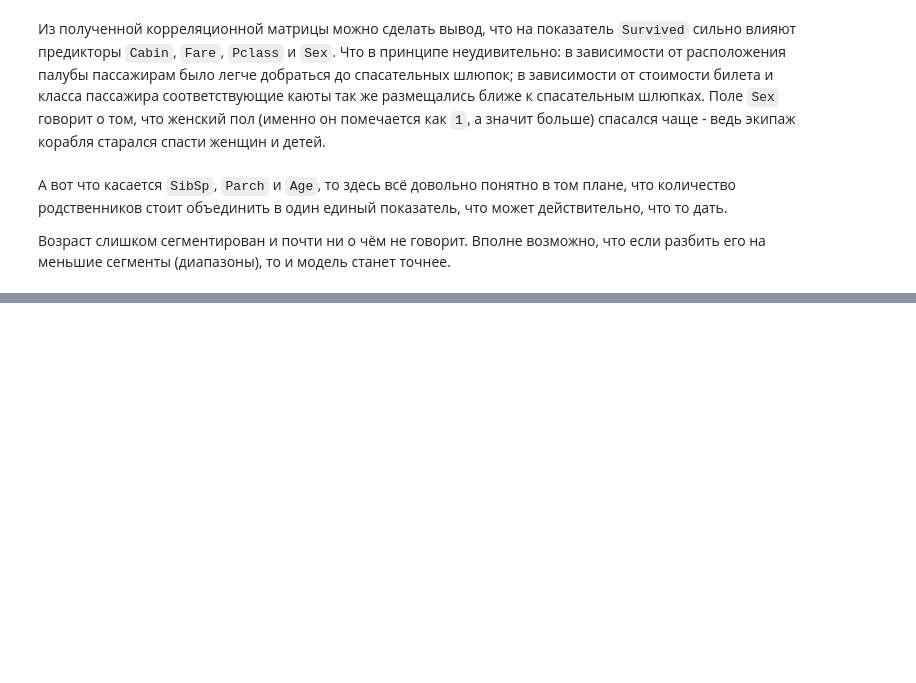
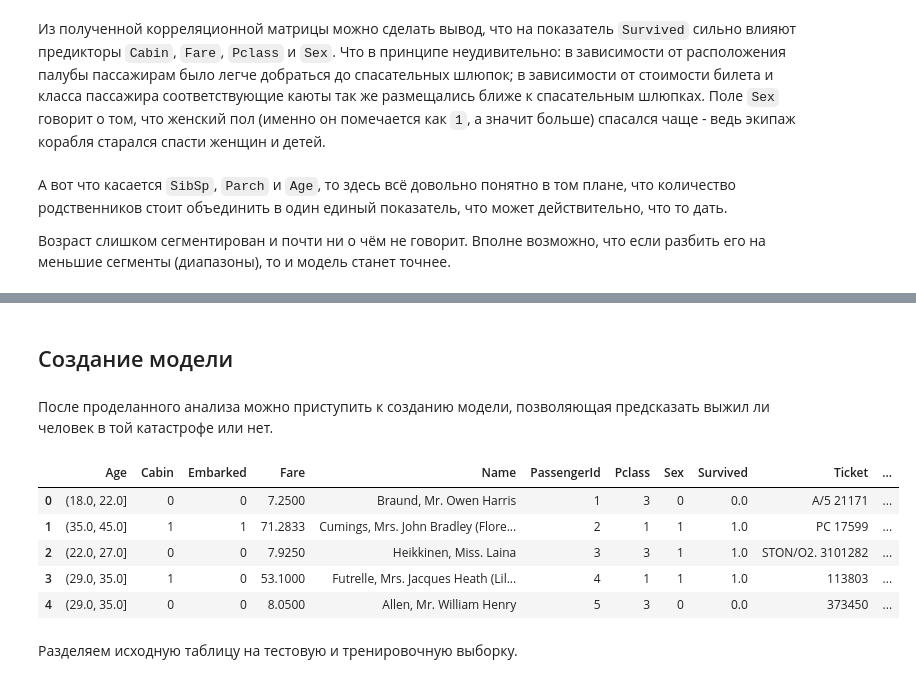
Before and after one commit to Lpshkn/Tutors, a Jupyter notebook: Practice/Titanic/Solution.ipynb, the cells around one changed output, grey strips where cells are left out. Drawn from its saved outputs; the diff is of its cells as text; code cells hidden in the pictures; blank space fills up the shorter version.

```diff
--- a/Practice/Titanic/Solution.ipynb
+++ b/Practice/Titanic/Solution.ipynb
@@ -608,0 +466,15 @@ Categories (10, interval[float64]): [(0.169, 14.0] < (14.0, 19.0] < (19.0, 22.0]
+# %% [markdown]
+## Создание модели
+# %% [markdown]
+После проделанного анализа можно приступить к созданию модели, позволяющая предсказать выжил ли человек в той катастрофе или нет.
+# %%
+df_all.head()
+# %% [output]
+|  | Age | Cabin | Embarked | Fare | Name | PassengerId | Pclass | Sex | Survived | Ticket | ... |
+| 0 | (18.0, 22.0] | 0 | 0 | 7.2500 | Braund, Mr. Owen Harris | 1 | 3 | 0 | 0.0 | A/5 21171 | ... |
+| 1 | (35.0, 45.0] | 1 | 1 | 71.2833 | Cumings, Mrs. John Bradley (Flore... | 2 | 1 | 1 | 1.0 | PC 17599 | ... |
+| 2 | (22.0, 27.0] | 0 | 0 | 7.9250 | Heikkinen, Miss. Laina | 3 | 3 | 1 | 1.0 | STON/O2. 3101282 | ... |
+| 3 | (29.0, 35.0] | 1 | 0 | 53.1000 | Futrelle, Mrs. Jacques Heath (Lil... | 4 | 1 | 1 | 1.0 | 113803 | ... |
+| 4 | (29.0, 35.0] | 0 | 0 | 8.0500 | Allen, Mr. William Henry | 5 | 3 | 0 | 0.0 | 373450 | ... |
+# %% [markdown]
+Разделяем исходную таблицу на тестовую и тренировочную выборку.
```
Also changed, not shown: parts of 43 cells of this notebook.
